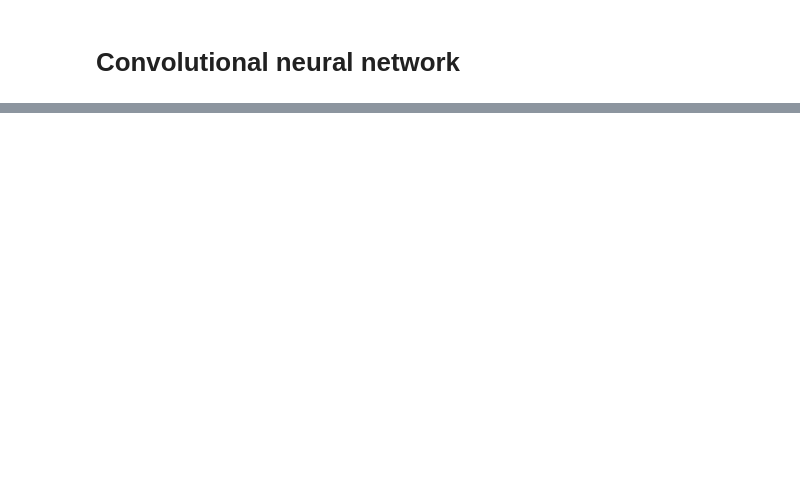
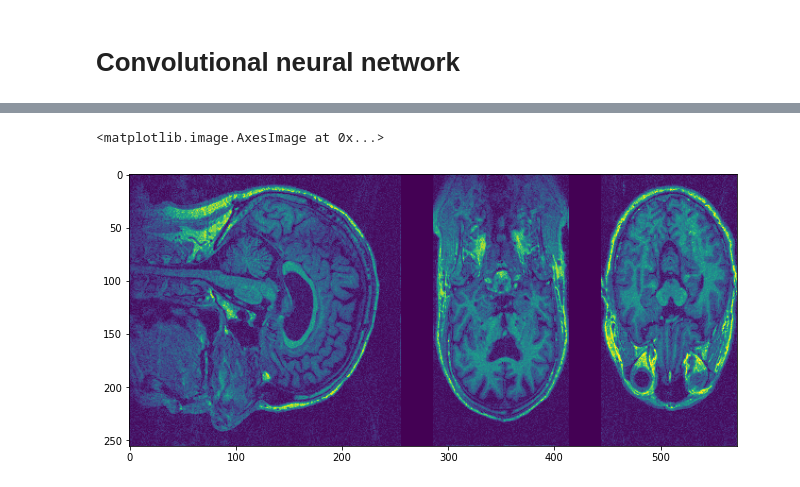
Before and after one commit to mkvph0ch/memobrain, a Jupyter notebook: notebooks/mkvph0ch_cnns.ipynb, the cells around one changed output, grey strips where cells are left out. Saved outputs shown, nothing was run; the diff lists cells and outputs as text; code cells hidden in the pictures; blank space fills up the shorter version.

Commit message:
cnn results oas1 oas2 oas2 concat

```diff
--- a/notebooks/mkvph0ch_cnns.ipynb
+++ b/notebooks/mkvph0ch_cnns.ipynb
@@ -267,0 +459,5 @@ model.fit(x_train, y_train,
+# %%
+# import
+oas2_concat_file = user_path.joinpath('raw_data/OASIS2/oas2_concat.pkl')
+oas2_concat = pd.read_pickle(oas2_concat_file)
+oas2_concat.head()
@@ -267,0 +471,5 @@ model.fit(x_train, y_train,
+# %%
+X = np.array([x for x in oas2_concat.concated]) #np.array(oas2_concat['concated'].values)
+y = oas2_concat['CDR'].values
+# %%
+X_train_concat, X_test_concat, y_train_concat, y_test_concat = train_test_split(X, y, test_size=0.3, random_state=42)
@@ -267,0 +495,6 @@ model.fit(x_train, y_train,
+# %%
+plt.figure(figsize=(12,5))
+plt.imshow(X_train_concat[0])
+# %% [output]
+<matplotlib.image.AxesImage at 0x...>
+[figure, added]
```
Also changed, not shown: parts of 46 cells of this notebook.
